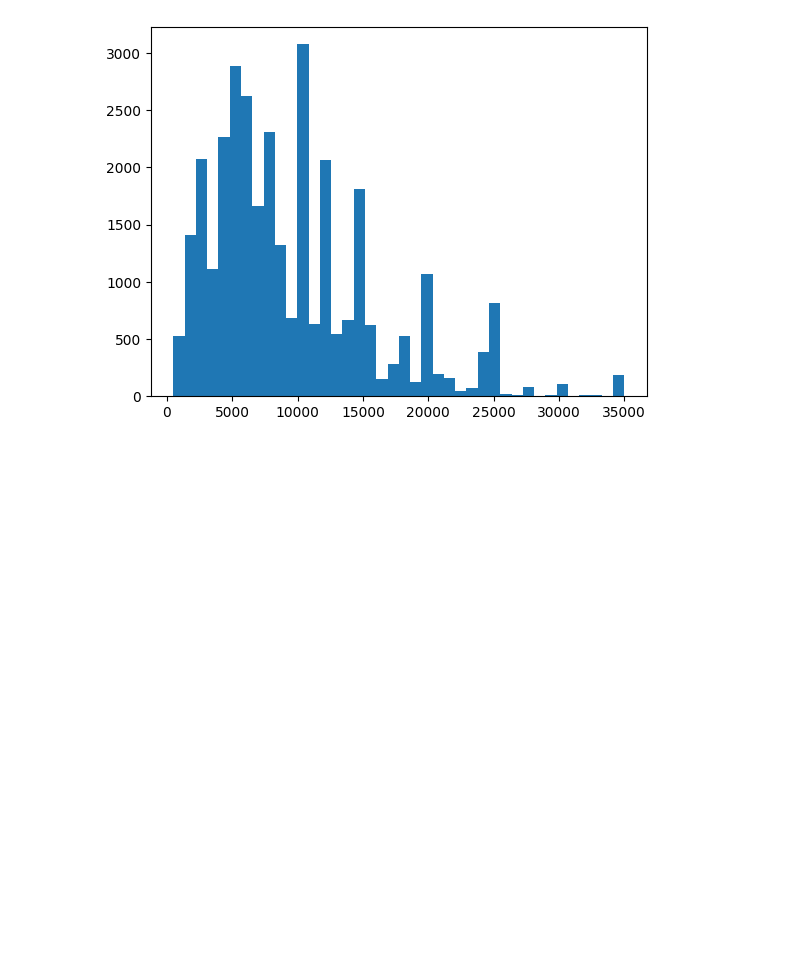
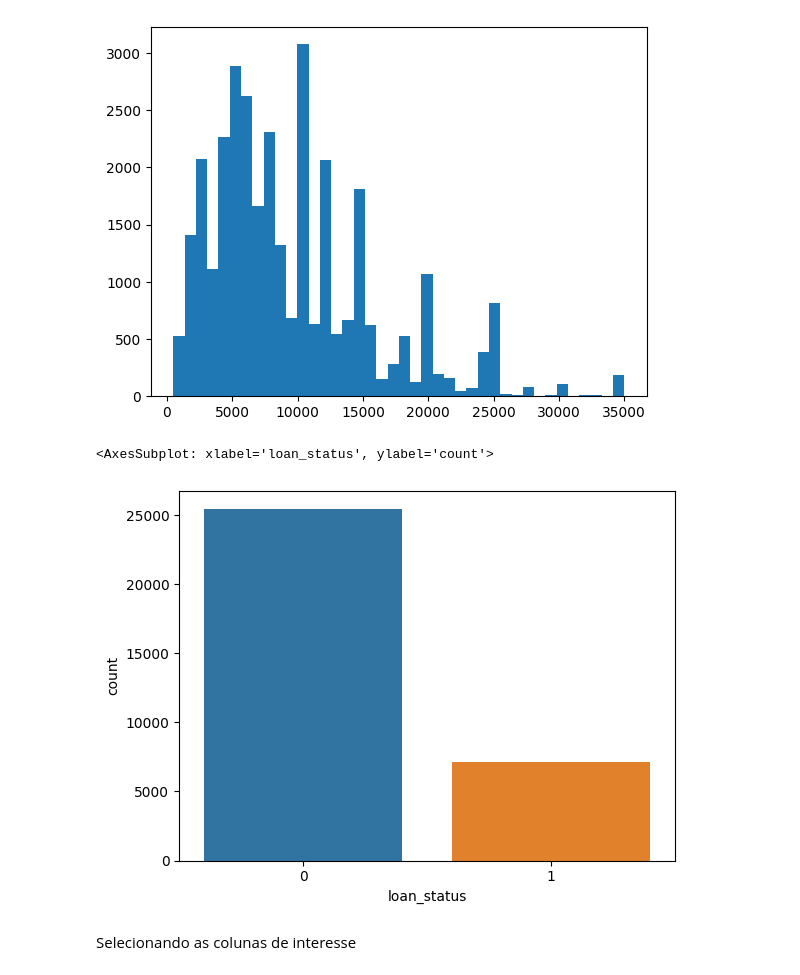
Before and after one commit to MarcelaMotta/risco-de-credito, a Jupyter notebook: naive_bayes.ipynb, the cells around one changed output. Saved outputs shown, nothing was run; the diff lists cells and outputs as text; code cells hidden in the pictures; blank space fills up the shorter version.

```diff
--- a/naive_bayes.ipynb
+++ b/naive_bayes.ipynb
@@ -78,3 +81,10 @@ plt.hist(x=df['loan_amnt'], bins=40)
         30687.5, 31550. , 32412.5, 33275. , 34137.5, 35000. ]),
  <BarContainer object of 40 artists>)
 [figure]
+# %%
+sns.countplot(x=df['loan_status'])
+# %% [output]
+<AxesSubplot: xlabel='loan_status', ylabel='count'>
+[figure, added]
+# %% [markdown]
+Selecionando as colunas de interesse
```
Also changed, not shown: parts of 11 cells of this notebook.
